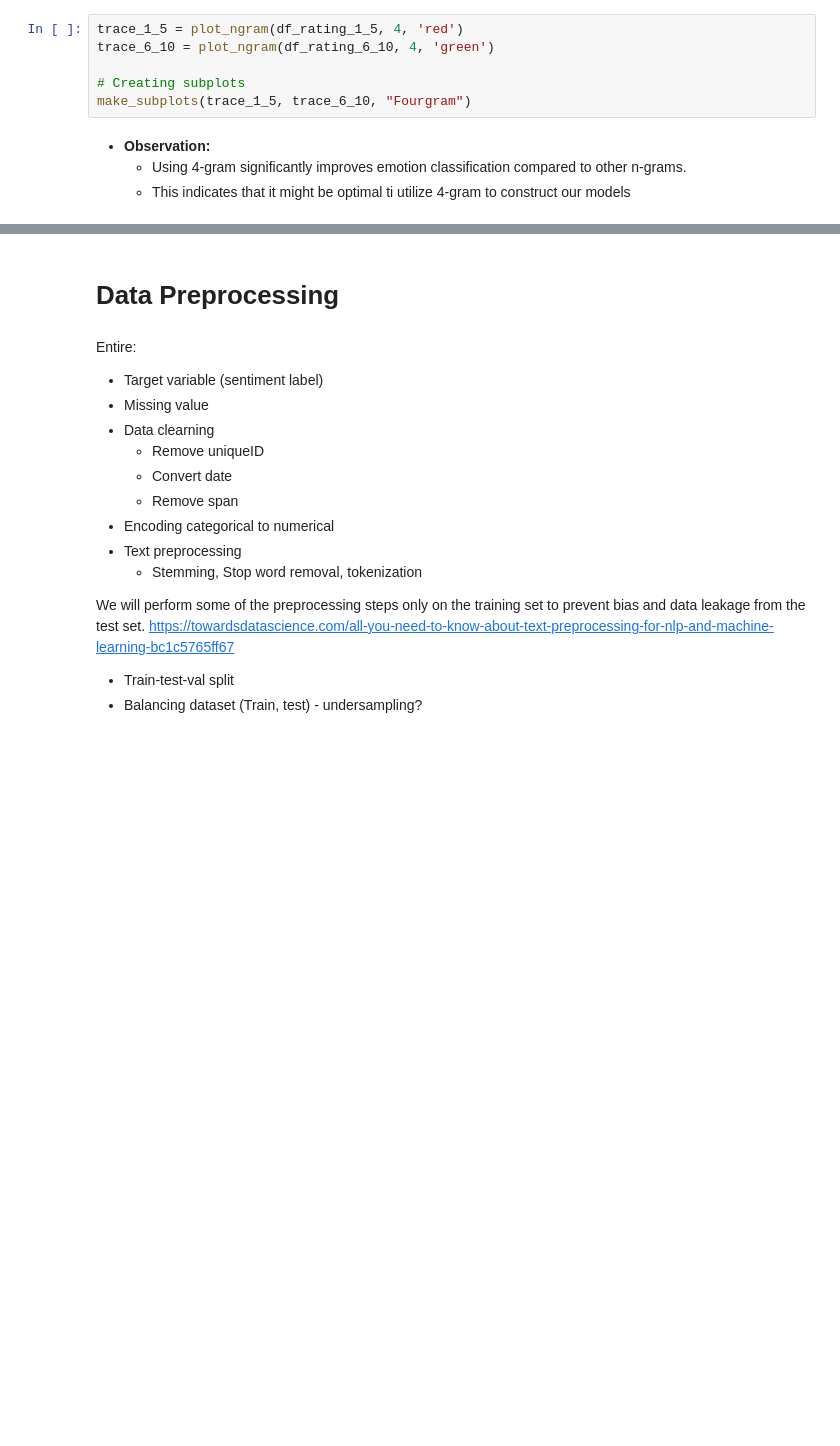
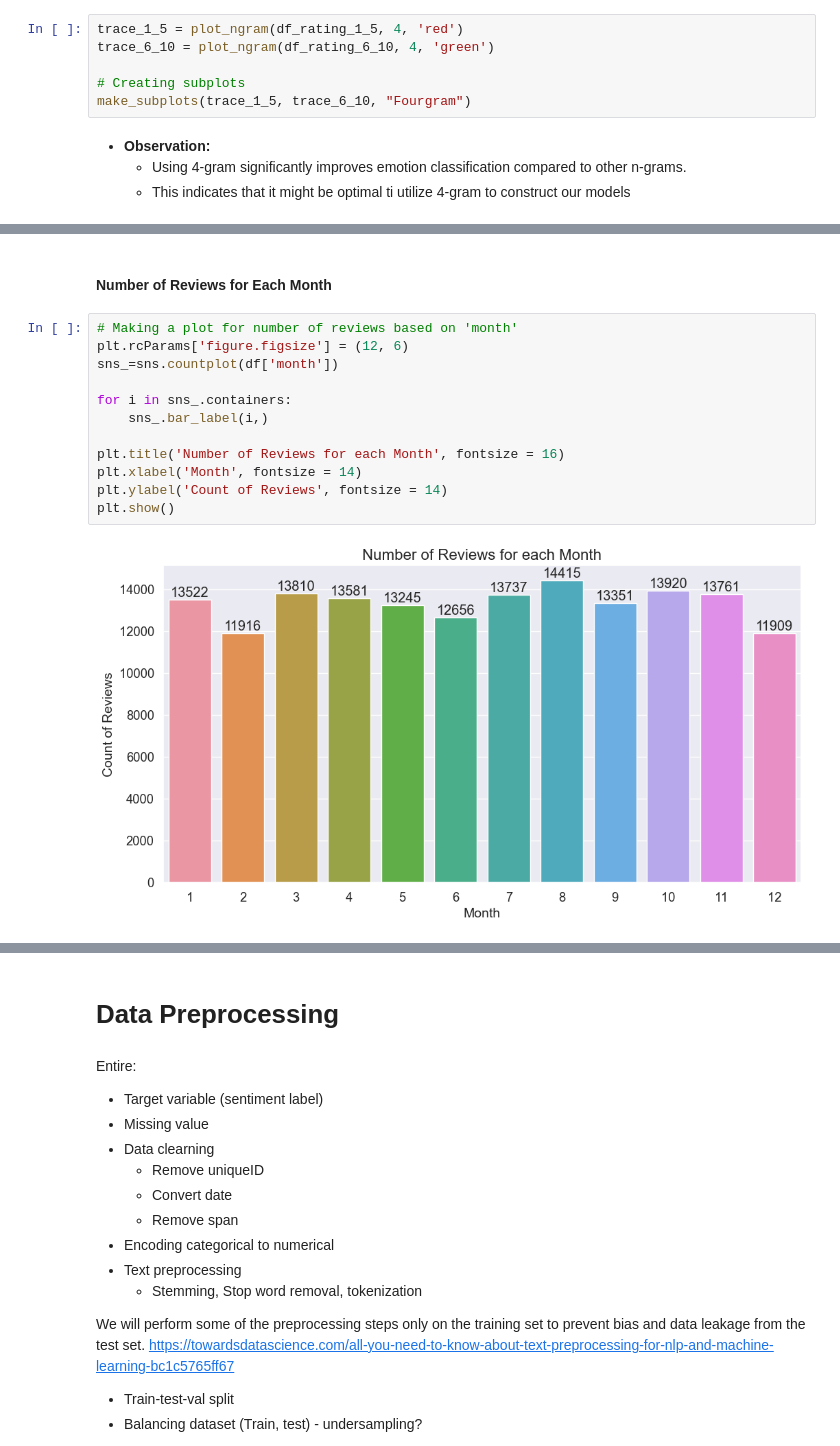
Before and after one commit to helenaglaring/AIML, a Jupyter notebook: AIML_drug_review.ipynb, the cells around one changed output, grey strips where cells are left out. Drawn from its saved outputs; the diff is of its cells as text; blank space fills up the shorter version.

```diff
--- a/AIML_drug_review.ipynb
+++ b/AIML_drug_review.ipynb
@@ -774,0 +831,16 @@ make_subplots(trace_1_5, trace_6_10, "Fourgram")
+# %% [markdown]
+#### Number of Reviews for Each Month
+# %%
+# Making a plot for number of reviews based on 'month'
+plt.rcParams['figure.figsize'] = (12, 6)
+sns_=sns.countplot(df['month'])
+
+for i in sns_.containers:
+    sns_.bar_label(i,)
+
+plt.title('Number of Reviews for each Month', fontsize = 16)
+plt.xlabel('Month', fontsize = 14)
+plt.ylabel('Count of Reviews', fontsize = 14)
+plt.show()
+# %% [output]
+[figure, added]
```
Also changed, not shown: parts of 19 cells of this notebook.
